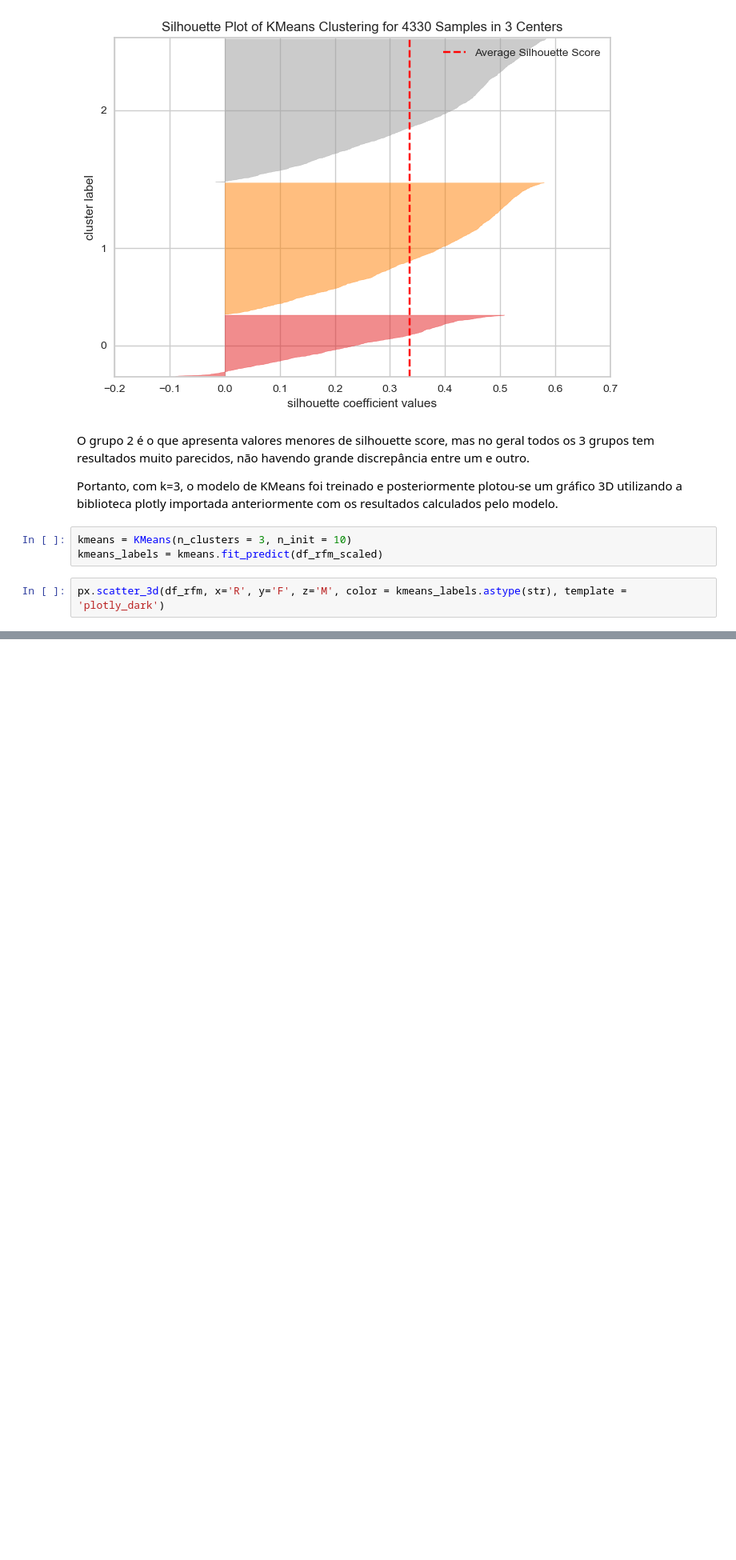
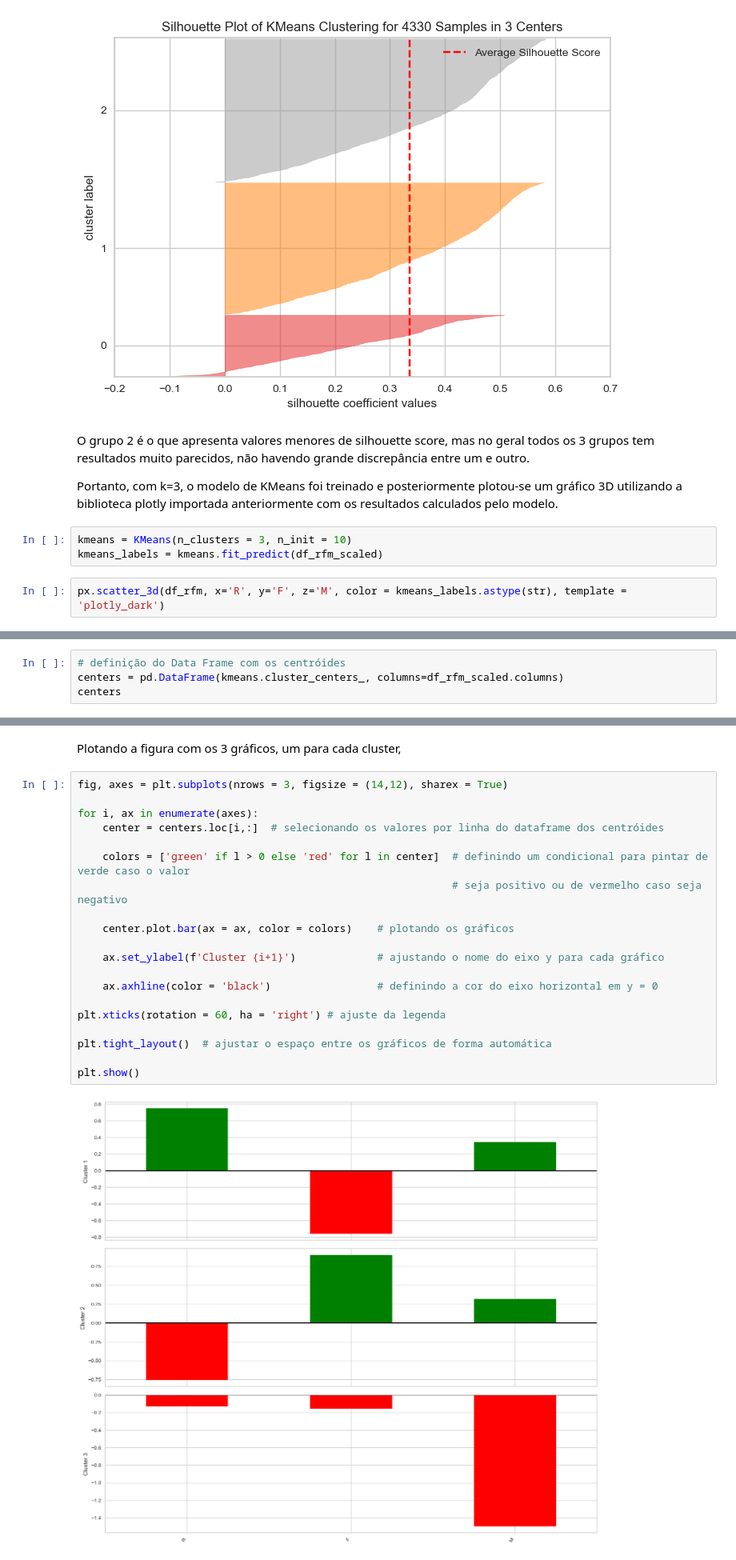
Before and after one commit to rfprates/clustering_rfm_metrics, a Jupyter notebook: clustering_rfm.ipynb, the cells around one changed output, grey strips where cells are left out. Shown: that part at 80% size. Drawn from its saved outputs; the diff is of its cells as text; blank space fills up the shorter version.

```diff
--- a/clustering_rfm.ipynb
+++ b/clustering_rfm.ipynb
@@ -609,0 +612,4 @@ Percebe-se uma divisão dos 3 grupos, um grupo verde com Frequência e ticket m
+# %%
+# definição do Data Frame com os centróides
+centers = pd.DataFrame(kmeans.cluster_centers_, columns=df_rfm_scaled.columns)
+centers
@@ -609,0 +621,24 @@ Percebe-se uma divisão dos 3 grupos, um grupo verde com Frequência e ticket m
+# %% [markdown]
+Plotando a figura com os 3 gráficos, um para cada cluster,
+# %%
+fig, axes = plt.subplots(nrows = 3, figsize = (14,12), sharex = True)
+
+for i, ax in enumerate(axes):
+    center = centers.loc[i,:]  # selecionando os valores por linha do dataframe dos centróides
+
+    colors = ['green' if l > 0 else 'red' for l in center]  # definindo um condicional para pintar de verde caso o valor
+                                                            # seja positivo ou de vermelho caso seja negativo
+
+    center.plot.bar(ax = ax, color = colors)    # plotando os gráficos
+
+    ax.set_ylabel(f'Cluster {i+1}')             # ajustando o nome do eixo y para cada gráfico
+
+    ax.axhline(color = 'black')                 # definindo a cor do eixo horizontal em y = 0
+
+plt.xticks(rotation = 60, ha = 'right') # ajuste da legenda
+
+plt.tight_layout()  # ajustar o espaço entre os gráficos de forma automática
+
+plt.show()
+# %% [output]
+[figure, added]
```
Also changed, not shown: parts of 2 cells of this notebook.
